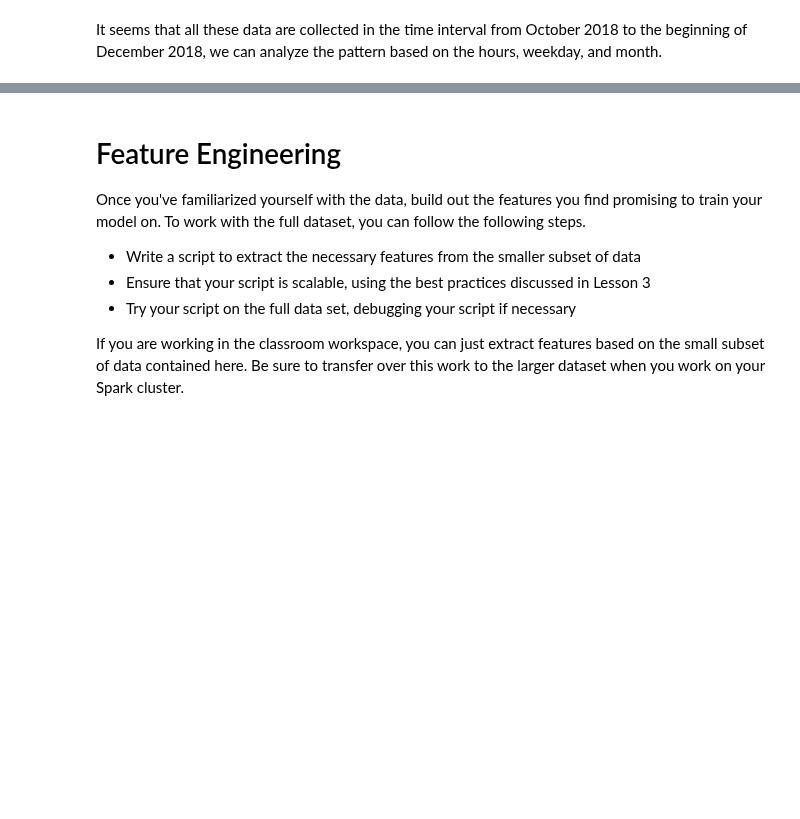
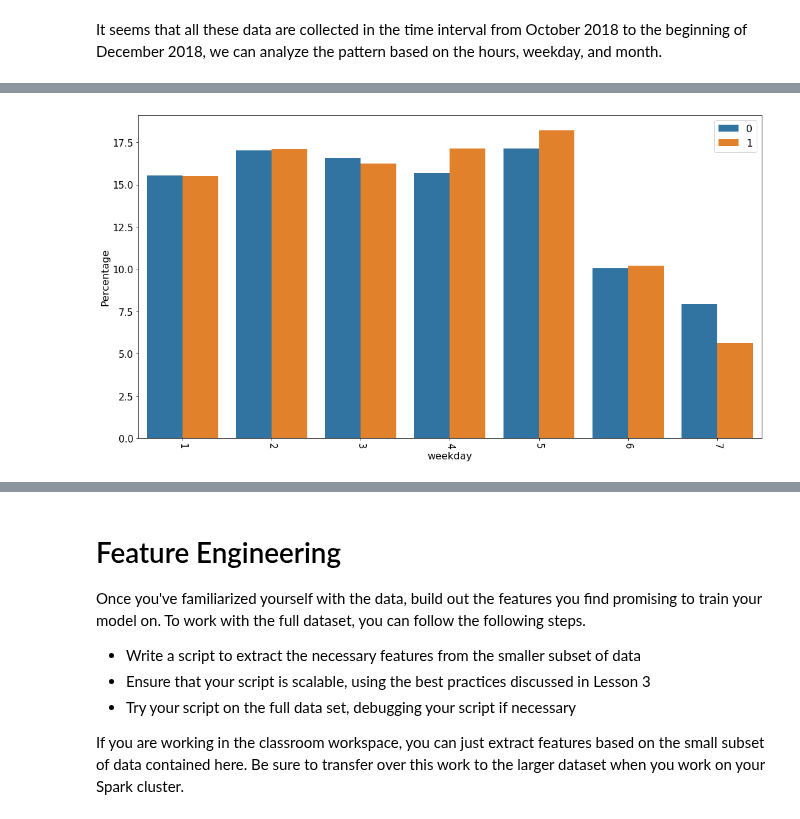
Before and after one commit to chziha/Data-Scientist-Udacity-Nanodegree, a Jupyter notebook: Churn-Predicting-with-Spark/Sparkify.ipynb, the cells around one changed output, grey strips where cells are left out. Drawn from its saved outputs; the diff is of its cells as text; code cells hidden in the pictures; blank space fills up the shorter version.

```diff
--- a/Churn-Predicting-with-Spark/Sparkify.ipynb
+++ b/Churn-Predicting-with-Spark/Sparkify.ipynb
@@ -638,0 +647,4 @@ df_clean = df_clean.withColumn('registrationTime', time_transfer(df['registratio
+# %%
+vis_dist_percentage(df_clean, 'weekday')
+# %% [output]
+[figure, added]
```
Also changed, not shown: parts of 14 cells of this notebook.
